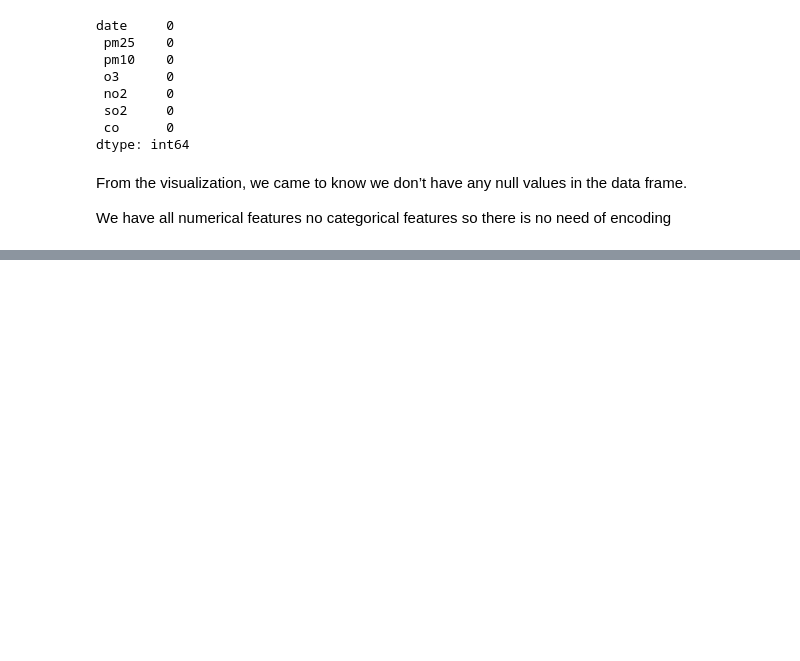
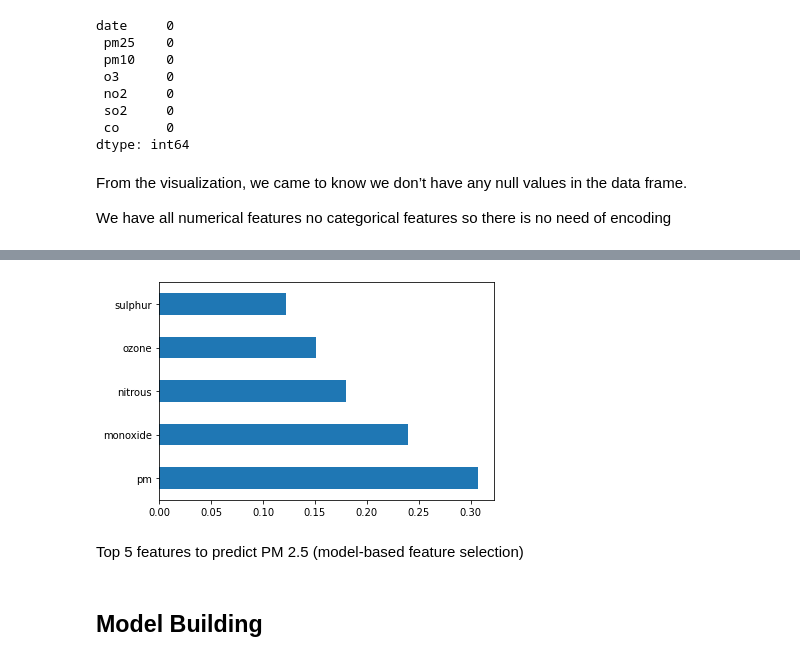
Before and after one commit to RiyaParikh0112/AQI-Prediction-Service, a Jupyter notebook: aqi-prediction-service.ipynb, the cells around one changed output, grey strips where cells are left out. Cells and saved outputs as stored; diff of their text form; code cells hidden in the pictures; blank space fills up the shorter version.

```diff
--- a/aqi-prediction-service.ipynb
+++ b/aqi-prediction-service.ipynb
@@ -55,0 +136,20 @@ We have all numerical features no categorical features so there is no need of en
+# %%
+X=data.drop(['aqi','date'],axis=1)
+y = data['aqi']
+# %%
+from sklearn.ensemble import ExtraTreesRegressor
+from sklearn.model_selection import train_test_split
+from sklearn.metrics import accuracy_score as acc
+X_train,X_test,y_train,y_test = train_test_split(X,y,test_size=0.2,random_state=2)
+reg= ExtraTreesRegressor()
+reg.fit(X_train,y_train)
+reg.feature_importances_
+feat_importances = pd.Series(reg.feature_importances_, index=X_train.columns)
+feat_importances.nlargest(5).plot(kind='barh')
+plt.show()
+# %% [output]
+[figure, added]
+# %% [markdown]
+Top 5 features to predict PM 2.5 (model-based feature selection)
+# %% [markdown]
+## Model Building
```
Also changed, not shown: parts of 14 cells of this notebook.
